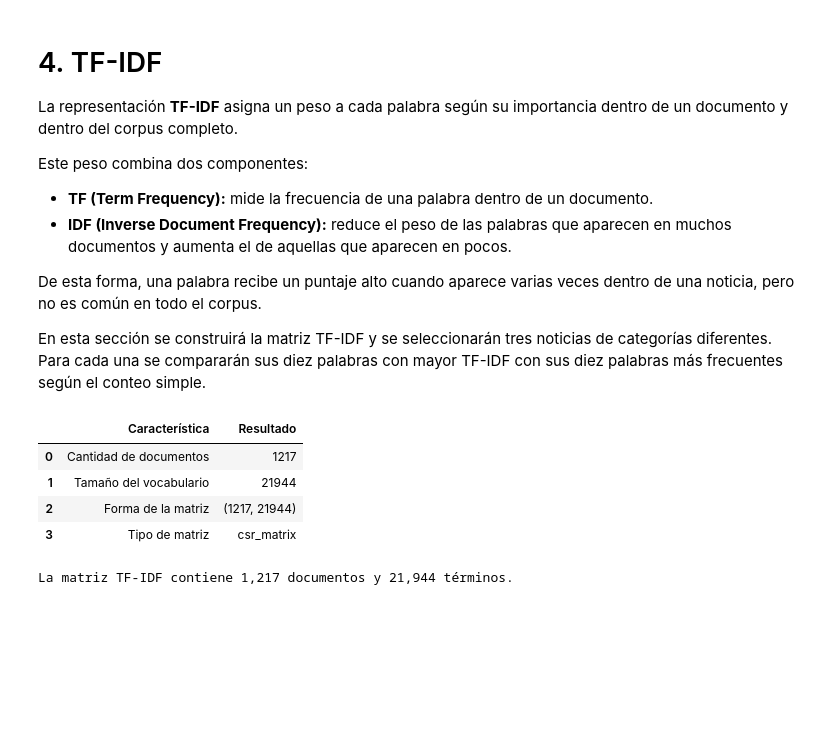
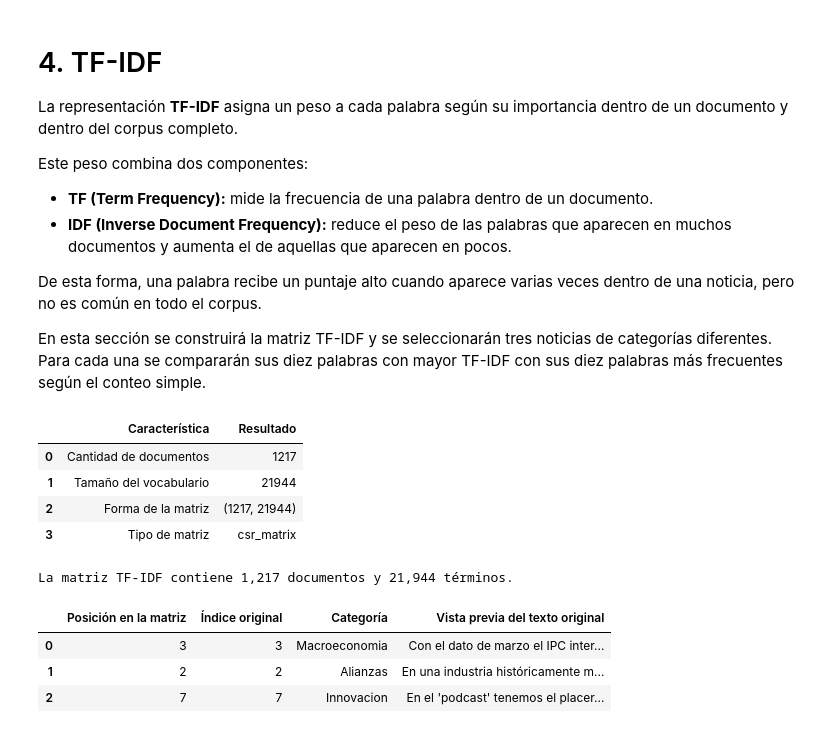
Before and after one commit to Jtanchezz/NLP, a Jupyter notebook: Lab2/lab2.ipynb, the cells around one changed output. Cells and saved outputs as stored; diff of their text form; code cells hidden in the pictures; blank space fills up the shorter version.

```diff
--- a/Lab2/lab2.ipynb
+++ b/Lab2/lab2.ipynb
@@ -606,3 +606,64 @@ print(
 | 2 | Forma de la matriz | (1217, 21944) |
 | 3 | Tipo de matriz | csr_matrix |
 La matriz TF-IDF contiene 1,217 documentos y 21,944 términos.
+# %%
+# Seleccionar las tres categorías con más documentos
+categorias_seleccionadas = (
+    corpus["Type"]
+    .value_counts()
+    .head(3)
+    .index
+    .tolist()
+)
+
+posiciones_documentos_seleccionados = []
+
+for categoria in categorias_seleccionadas:
+    mascara = (
+        corpus["Type"].eq(categoria)
+        & corpus["News_normalizada"]
+        .fillna("")
+        .str.strip()
+        .ne("")
+    )
+
+    posiciones_validas = np.flatnonzero(
+        mascara.to_numpy()
+    )
+
+    if len(posiciones_validas) == 0:
+        raise ValueError(
+            f"No hay documentos válidos en la categoría: {categoria}"
+        )
+
+    # Seleccionar el primer documento válido de la categoría
+    posiciones_documentos_seleccionados.append(
+        int(posiciones_validas[0])
+    )
+
+documentos_seleccionados = pd.DataFrame({
+    "Posición en la matriz":
+        posiciones_documentos_seleccionados,
+
+    "Índice original": [
+        corpus.index[posicion]
+        for posicion in posiciones_documentos_seleccionados
+    ],
+
+    "Categoría": [
+        corpus.iloc[posicion]["Type"]
+        for posicion in posiciones_documentos_seleccionados
+    ],
+
+    "Vista previa del texto original": [
+        corpus.iloc[posicion]["news"][:300] + "..."
+        for posicion in posiciones_documentos_seleccionados
+    ]
+})
+
+display(documentos_seleccionados)
+# %% [output]
+|  | Posición en la matriz | Índice original | Categoría | Vista previa del texto original |
+| 0 | 3 | 3 | Macroeconomia | Con el dato de marzo el IPC inter... |
+| 1 | 2 | 2 | Alianzas | En una industria históricamente m... |
+| 2 | 7 | 7 | Innovacion | En el 'podcast' tenemos el placer... |
```
Also changed, not shown: parts of 2 cells of this notebook.
